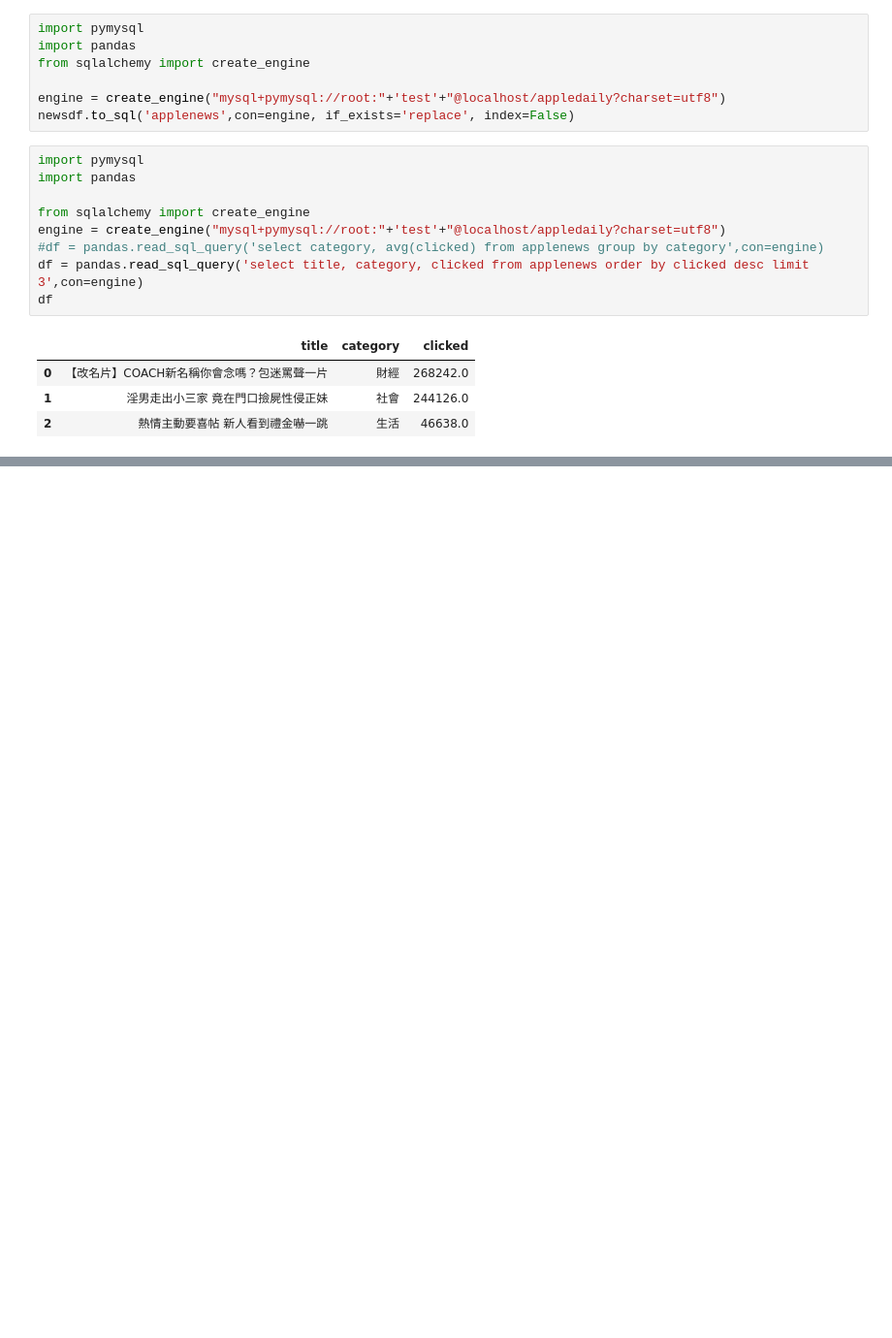
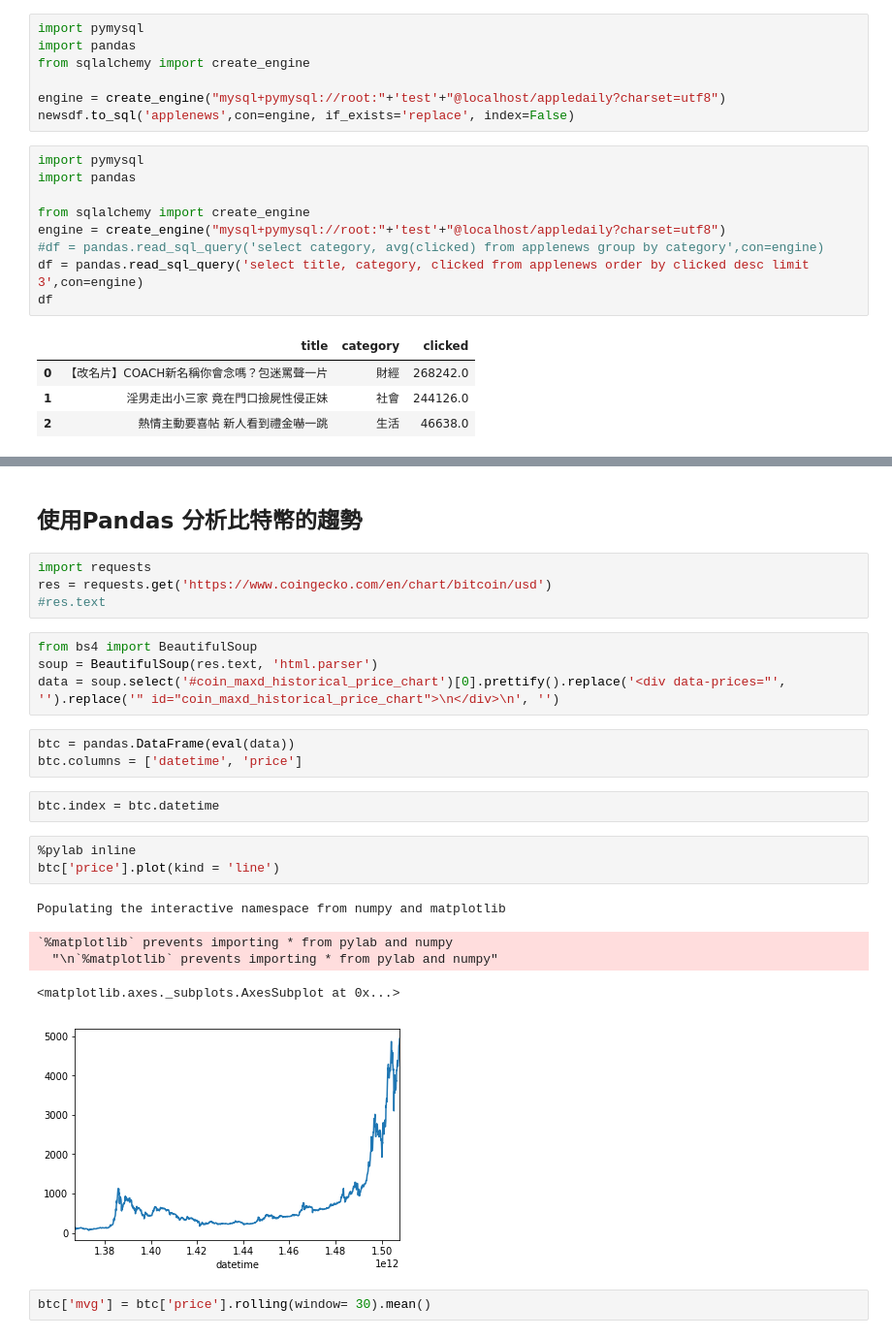
Before and after one commit to ywchiu/pyfintech, a Jupyter notebook: Demo20171012_2.ipynb, the cells around one changed output, grey strips where cells are left out. Shown at 97% size. Cells and saved outputs as stored; diff of their text form; blank space fills up the shorter version.

Commit message:
add pandas

```diff
--- a/Demo20171012_2.ipynb
+++ b/Demo20171012_2.ipynb
@@ -467,0 +600,26 @@ df
+# %% [markdown]
+## 使用Pandas 分析比特幣的趨勢
+# %%
+import requests
+res = requests.get('https://www.coingecko.com/en/chart/bitcoin/usd')
+#res.text
+# %%
+from bs4 import BeautifulSoup
+soup = BeautifulSoup(res.text, 'html.parser')
+data = soup.select('#coin_maxd_historical_price_chart')[0].prettify().replace('<div data-prices="', '').replace('" id="coin_maxd_historical_price_chart">\n</div>\n', '')
+# %%
+btc = pandas.DataFrame(eval(data))
+btc.columns = ['datetime', 'price']
+# %%
+btc.index = btc.datetime
+# %%
+%pylab inline
+btc['price'].plot(kind = 'line')
+# %% [output]
+Populating the interactive namespace from numpy and matplotlib
+`%matplotlib` prevents importing * from pylab and numpy
+  "\n`%matplotlib` prevents importing * from pylab and numpy"
+<matplotlib.axes._subplots.AxesSubplot at 0x...>
+[figure, added]
+# %%
+btc['mvg'] = btc['price'].rolling(window= 30).mean()
```
Also changed, not shown: parts of 19 cells of this notebook.
